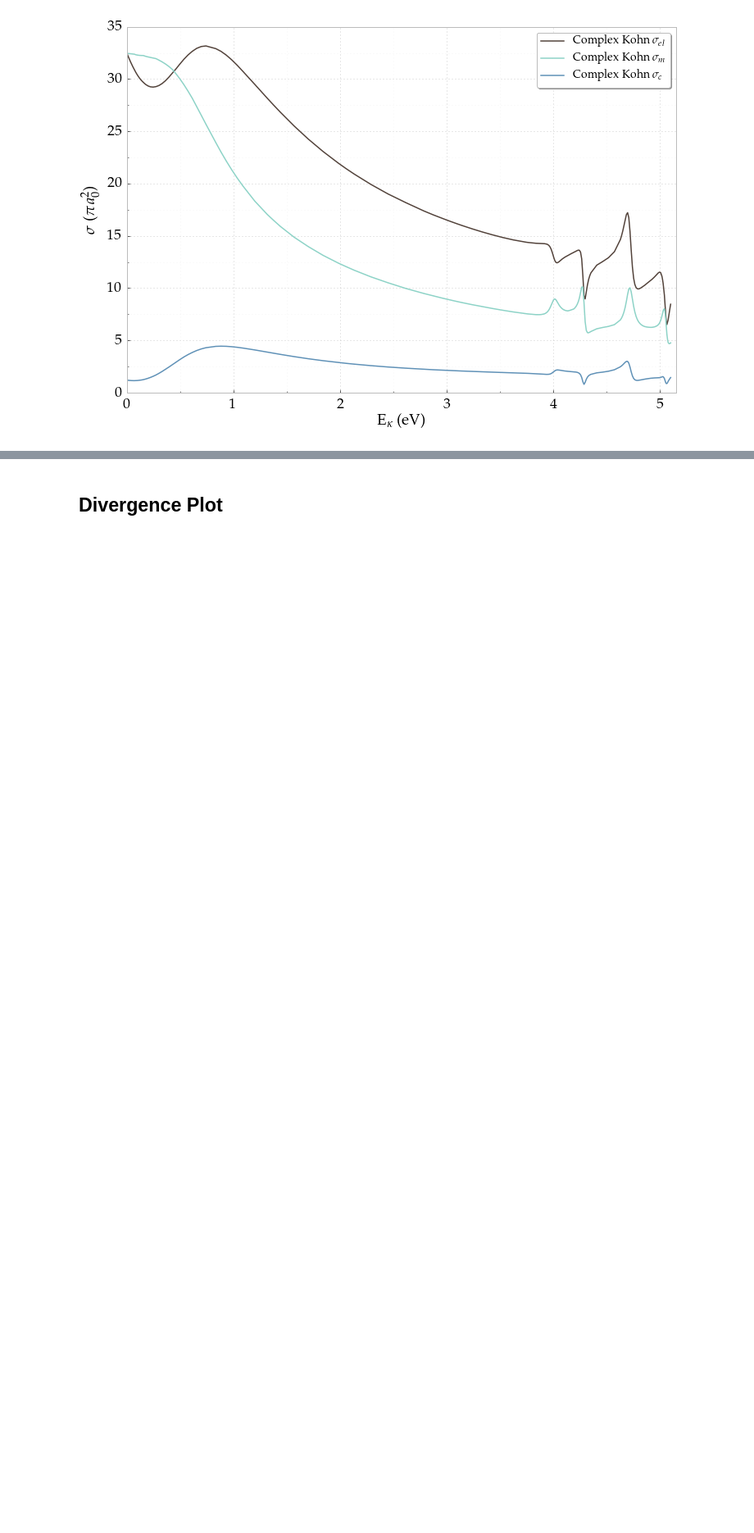
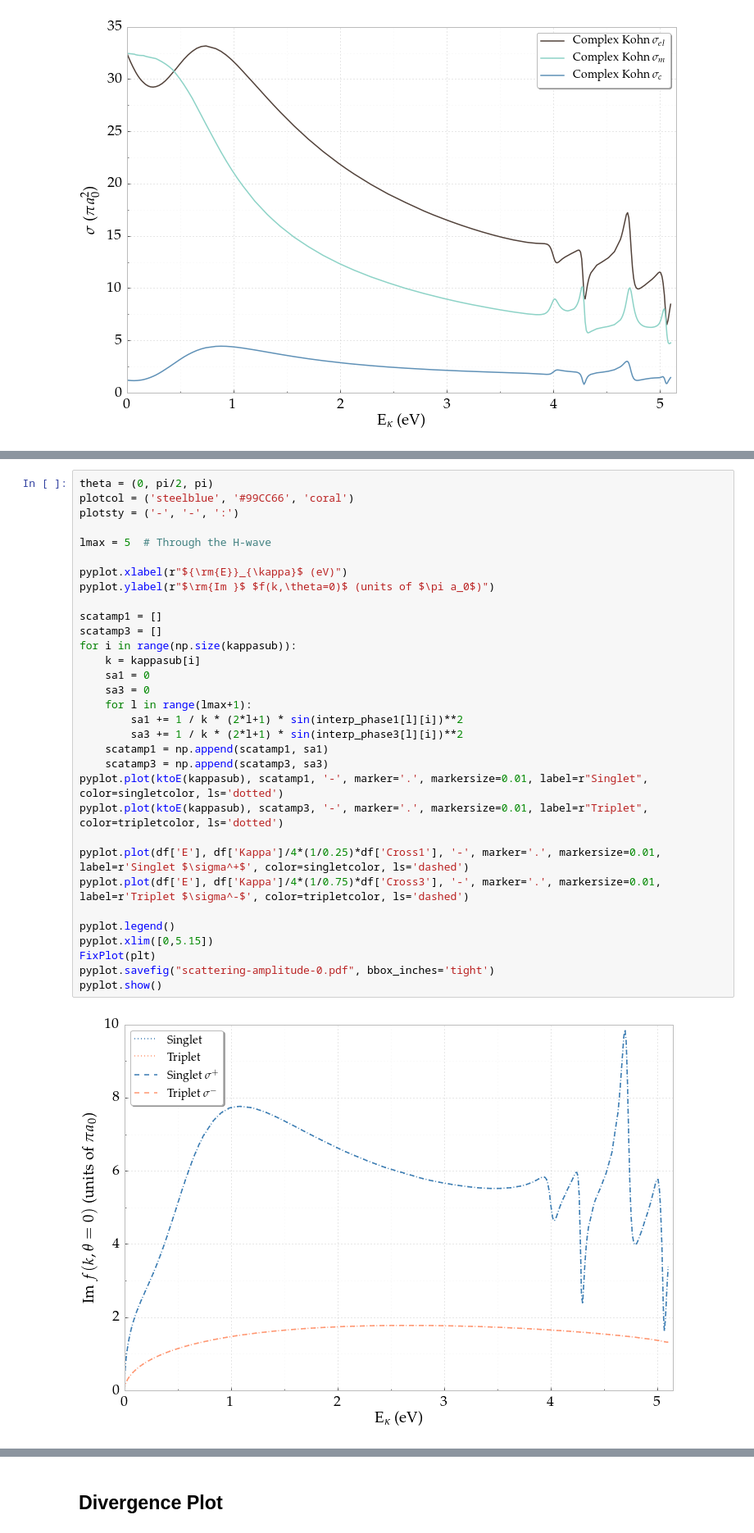
Before and after one commit to DentonW/Papers, a Jupyter notebook: Dissertation/IPython/Dissertation.ipynb, the cells around one changed output, grey strips where cells are left out. Shown at 82% size. Drawn from its saved outputs; the diff is of its cells as text; blank space fills up the shorter version.

```diff
--- a/Dissertation/IPython/Dissertation.ipynb
+++ b/Dissertation/IPython/Dissertation.ipynb
@@ -1201,0 +1346,34 @@ pyplot.show()
+# %%
+theta = (0, pi/2, pi)
+plotcol = ('steelblue', '#99CC66', 'coral')
+plotsty = ('-', '-', ':')
+
+lmax = 5  # Through the H-wave
+
+pyplot.xlabel(r"${\rm{E}}_{\kappa}$ (eV)")
+pyplot.ylabel(r"$\rm{Im }$ $f(k,\theta=0)$ (units of $\pi a_0$)")
+
+scatamp1 = []
+scatamp3 = []
+for i in range(np.size(kappasub)):
+    k = kappasub[i]
+    sa1 = 0
+    sa3 = 0
+    for l in range(lmax+1):
+        sa1 += 1 / k * (2*l+1) * sin(interp_phase1[l][i])**2
+        sa3 += 1 / k * (2*l+1) * sin(interp_phase3[l][i])**2
+    scatamp1 = np.append(scatamp1, sa1)
+    scatamp3 = np.append(scatamp3, sa3)
+pyplot.plot(ktoE(kappasub), scatamp1, '-', marker='.', markersize=0.01, label=r"Singlet", color=singletcolor, ls='dotted')
+pyplot.plot(ktoE(kappasub), scatamp3, '-', marker='.', markersize=0.01, label=r"Triplet", color=tripletcolor, ls='dotted')
+
+pyplot.plot(df['E'], df['Kappa']/4*(1/0.25)*df['Cross1'], '-', marker='.', markersize=0.01, label=r'Singlet $\sigma^+$', color=singletcolor, ls='dashed')
+pyplot.plot(df['E'], df['Kappa']/4*(1/0.75)*df['Cross3'], '-', marker='.', markersize=0.01, label=r'Triplet $\sigma^-$', color=tripletcolor, ls='dashed')
+
+pyplot.legend()
+pyplot.xlim([0,5.15])
+FixPlot(plt)
+pyplot.savefig("scattering-amplitude-0.pdf", bbox_inches='tight')
+pyplot.show()
+# %% [output]
+[figure, added]
```
Also changed, not shown: parts of 14 cells of this notebook, 7 other files.
